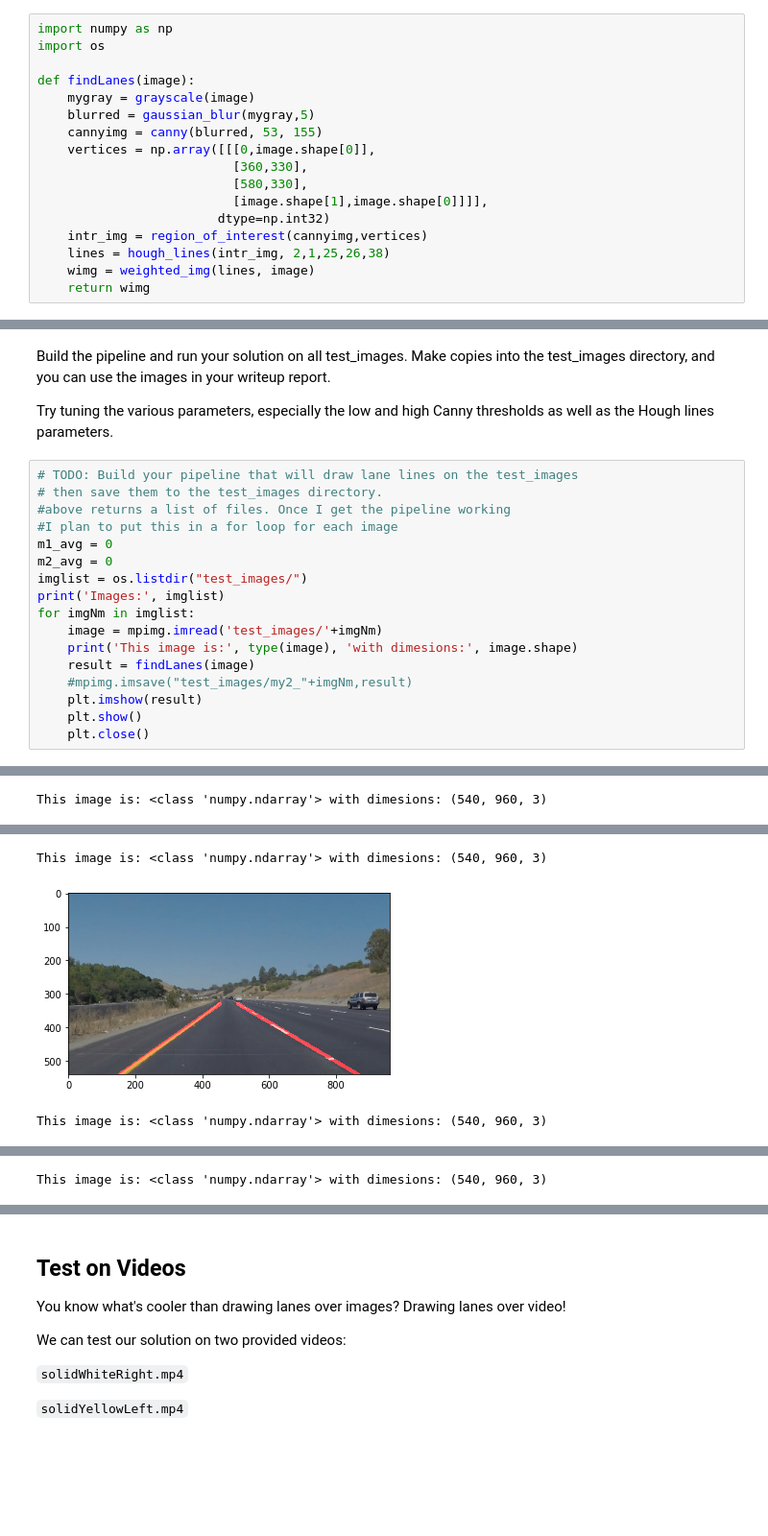
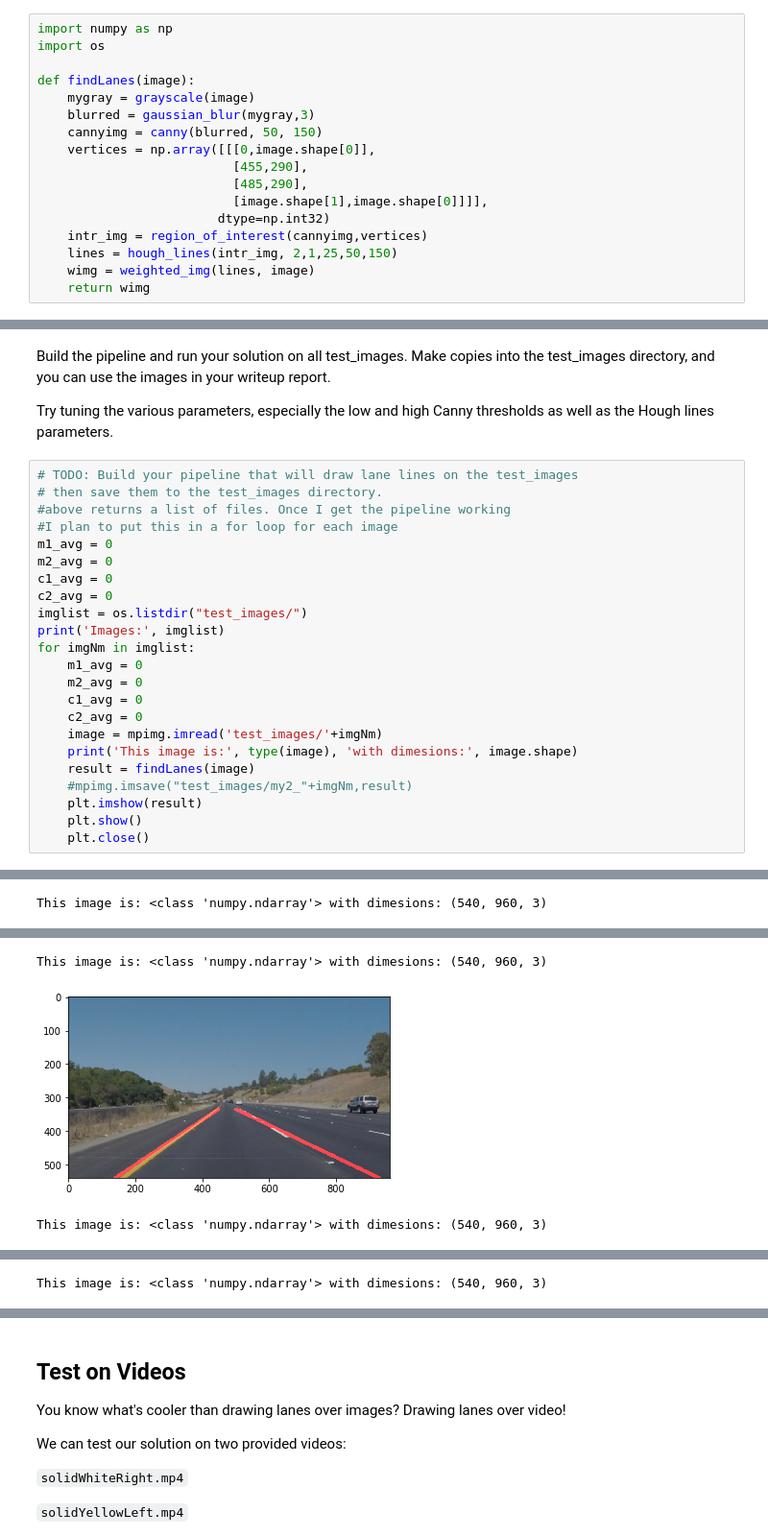
Before and after one commit to paragrt/SelfDrivingCARND, a Jupyter notebook: P1.ipynb, the cells around one changed output, grey strips where cells are left out. Shown: that part at 96% size. Drawn from its saved outputs; the diff is of its cells as text; blank space fills up the shorter version.

```diff
--- a/P1.ipynb
+++ b/P1.ipynb
@@ -276,15 +310,15 @@ import os
 
 def findLanes(image):
     mygray = grayscale(image)
-    blurred = gaussian_blur(mygray,5)
-    cannyimg = canny(blurred, 53, 155)
+    blurred = gaussian_blur(mygray,3)
+    cannyimg = canny(blurred, 50, 150)
     vertices = np.array([[[0,image.shape[0]],
-                          [360,330],
-                          [580,330],
+                          [455,290],
+                          [485,290],
                           [image.shape[1],image.shape[0]]]],
                         dtype=np.int32)
     intr_img = region_of_interest(cannyimg,vertices)
-    lines = hough_lines(intr_img, 2,1,25,26,38)
+    lines = hough_lines(intr_img, 2,1,25,50,150)
     wimg = weighted_img(lines, image)
     return wimg
 # %% [markdown]
@@ -300,9 +334,15 @@ Try tuning the various parameters, especially the low and high Canny thresholds
 #I plan to put this in a for loop for each image
 m1_avg = 0
 m2_avg = 0
+c1_avg = 0
+c2_avg = 0
 imglist = os.listdir("test_images/")
 print('Images:', imglist)
 for imgNm in imglist:
+    m1_avg = 0
+    m2_avg = 0
+    c1_avg = 0
+    c2_avg = 0
     image = mpimg.imread('test_images/'+imgNm)
     print('This image is:', type(image), 'with dimesions:', image.shape)
     result = findLanes(image)
@@ -317,7 +357,7 @@ This image is: <class 'numpy.ndarray'> with dimesions: (540, 960, 3)
 This image is: <class 'numpy.ndarray'> with dimesions: (540, 960, 3)
 [figure]
 This image is: <class 'numpy.ndarray'> with dimesions: (540, 960, 3)
-[figure, old version]
+[figure, new version]
 This image is: <class 'numpy.ndarray'> with dimesions: (540, 960, 3)
 [figure]
 This image is: <class 'numpy.ndarray'> with dimesions: (540, 960, 3)
```
Also changed, not shown: parts of 5 cells of this notebook.
